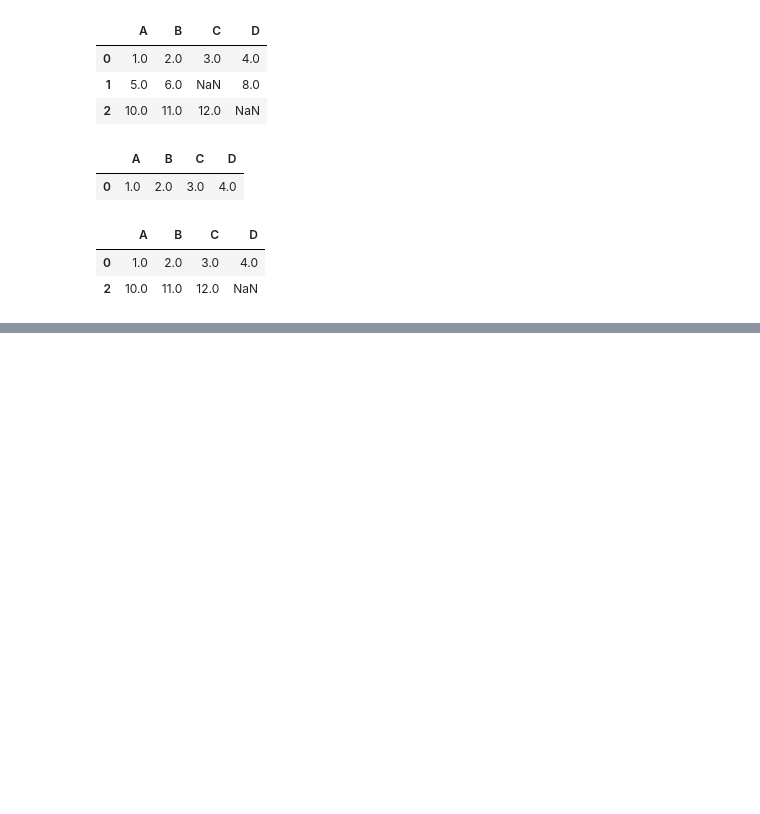
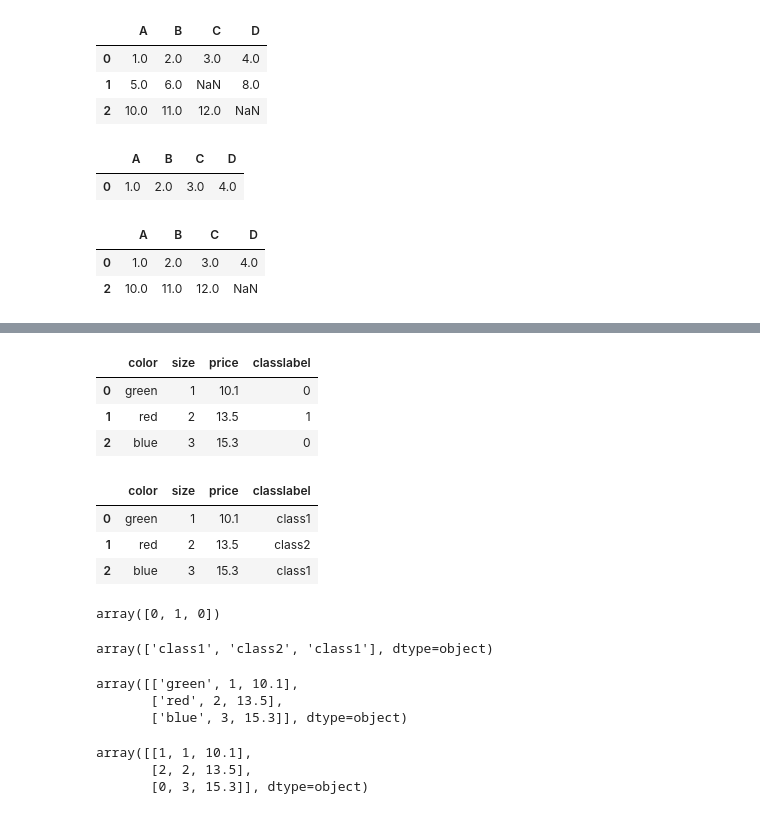
Before and after one commit to hirochan565G/PML_code, a Jupyter notebook: PML3.ipynb, the cells around one changed output, grey strips where cells are left out. Drawn from its saved outputs; the diff is of its cells as text; code cells hidden in the pictures; blank space fills up the shorter version.

```diff
--- a/PML3.ipynb
+++ b/PML3.ipynb
@@ -927,0 +1006,8 @@ display(df.dropna(subset=['C']))
+# %%
+df_category['classlabel'] = df_category['classlabel'].map(class_mapping)
+display(df_category)
+# %% [output]
+|  | color | size | price | classlabel |
+| 0 | green | 1 | 10.1 | 0 |
+| 1 | red | 2 | 13.5 | 1 |
+| 2 | blue | 3 | 15.3 | 0 |
@@ -927,0 +1019,24 @@ display(df.dropna(subset=['C']))
+# %%
+display(df_category)
+# %% [output]
+|  | color | size | price | classlabel |
+| 0 | green | 1 | 10.1 | class1 |
+| 1 | red | 2 | 13.5 | class2 |
+| 2 | blue | 3 | 15.3 | class1 |
+# %%
+class_le = LabelEncoder()
+y = class_le.fit_transform(df_category['classlabel'].values)
+display(y)
+# %% [output]
+array([0, 1, 0])
+# %%
+class_le.inverse_transform(y)
+# %% [output]
+array(['class1', 'class2', 'class1'], dtype=object)
+# %%
+X = df_category[['color', 'size', 'price']].values
+display(X)
+# %% [output]
+array([['green', 1, 10.1],
+       ['red', 2, 13.5],
+       ['blue', 3, 15.3]], dtype=object)
@@ -927,0 +1045,7 @@ display(df.dropna(subset=['C']))
+# %%
+X[:, 0] = color_le.fit_transform(X[:, 0])
+display(X)
+# %% [output]
+array([[1, 1, 10.1],
+       [2, 2, 13.5],
+       [0, 3, 15.3]], dtype=object)
```
Also changed, not shown: parts of 21 cells of this notebook.
